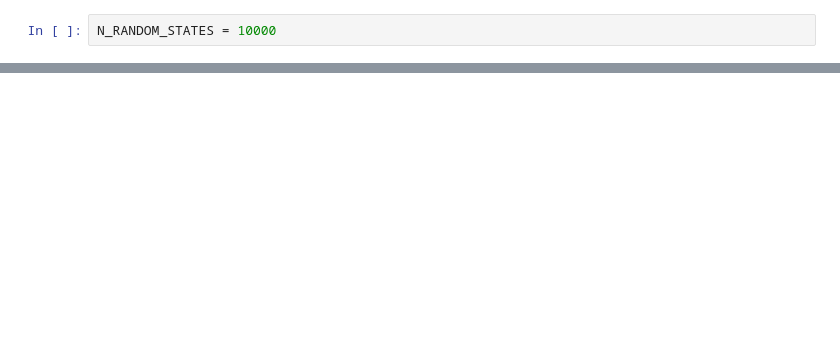
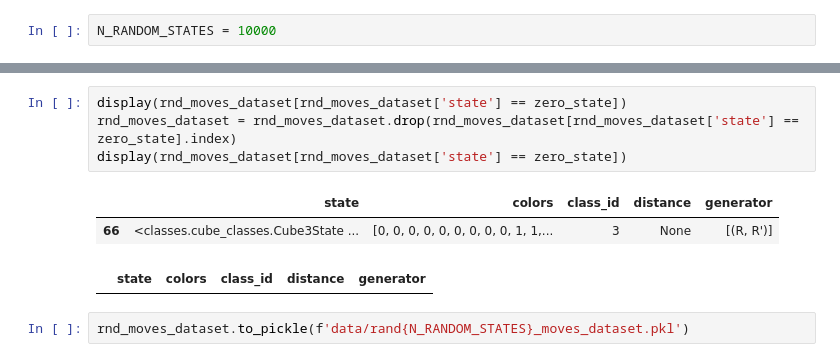
Before and after one commit to martin-krutsky/rubik-dl-symmetries, a Jupyter notebook: generate.ipynb, the cells around one changed output, grey strips where cells are left out. Cells and saved outputs as stored; diff of their text form; blank space fills up the shorter version.

```diff
--- a/generate.ipynb
+++ b/generate.ipynb
@@ -155,3 +204,13 @@ print(generated_rnd_states[0][0].colors)
+# %%
+display(rnd_moves_dataset[rnd_moves_dataset['state'] == zero_state])
+rnd_moves_dataset = rnd_moves_dataset.drop(rnd_moves_dataset[rnd_moves_dataset['state'] == zero_state].index)
+display(rnd_moves_dataset[rnd_moves_dataset['state'] == zero_state])
+# %% [output]
+|  | state | colors | class_id | distance | generator |
+| 66 | <classes.cube_classes.Cube3State ... | [0, 0, 0, 0, 0, 0, 0, 0, 0, 1, 1,... | 3 | None | [(R, R')] |
+|  | state | colors | class_id | distance | generator |
+# %%
+rnd_moves_dataset.to_pickle(f'data/rand{N_RANDOM_STATES}_moves_dataset.pkl')
 # %%
 class_compressions = list(map(len, generated_rnd_states))
 plot_histo(class_compressions, f'imgs/rand{N_RANDOM_STATES}_class_sizes_histo.png')
```
Also changed, not shown: parts of 18 cells of this notebook.
